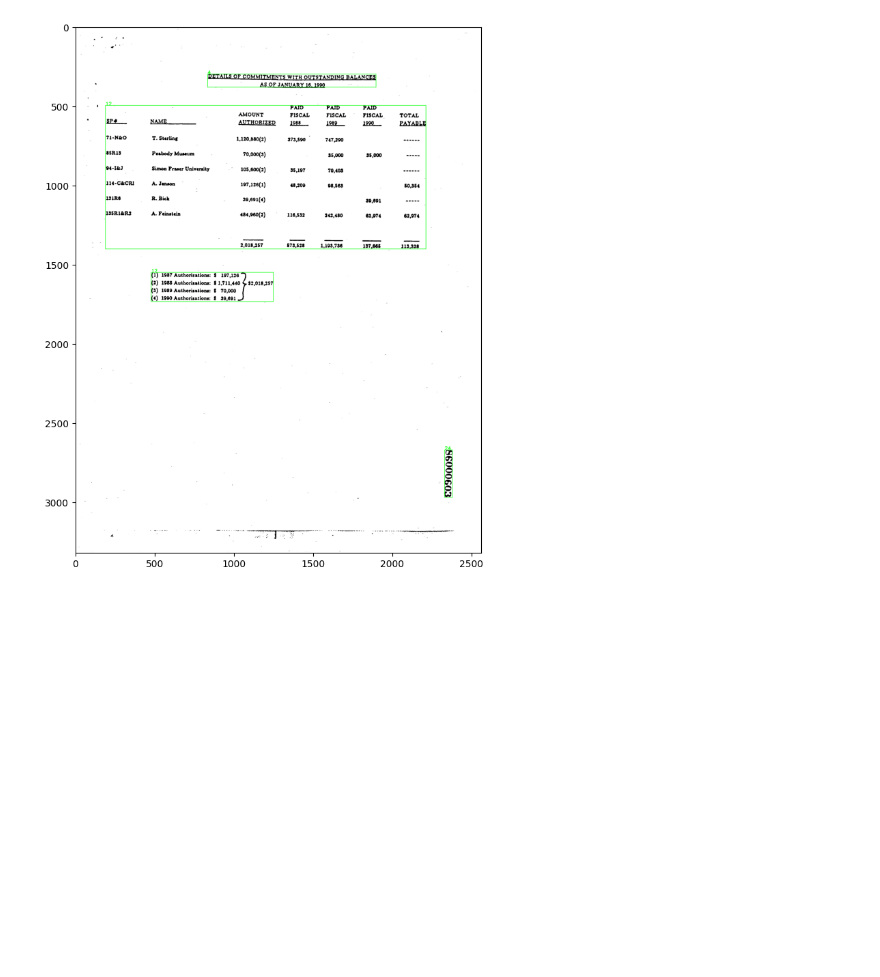
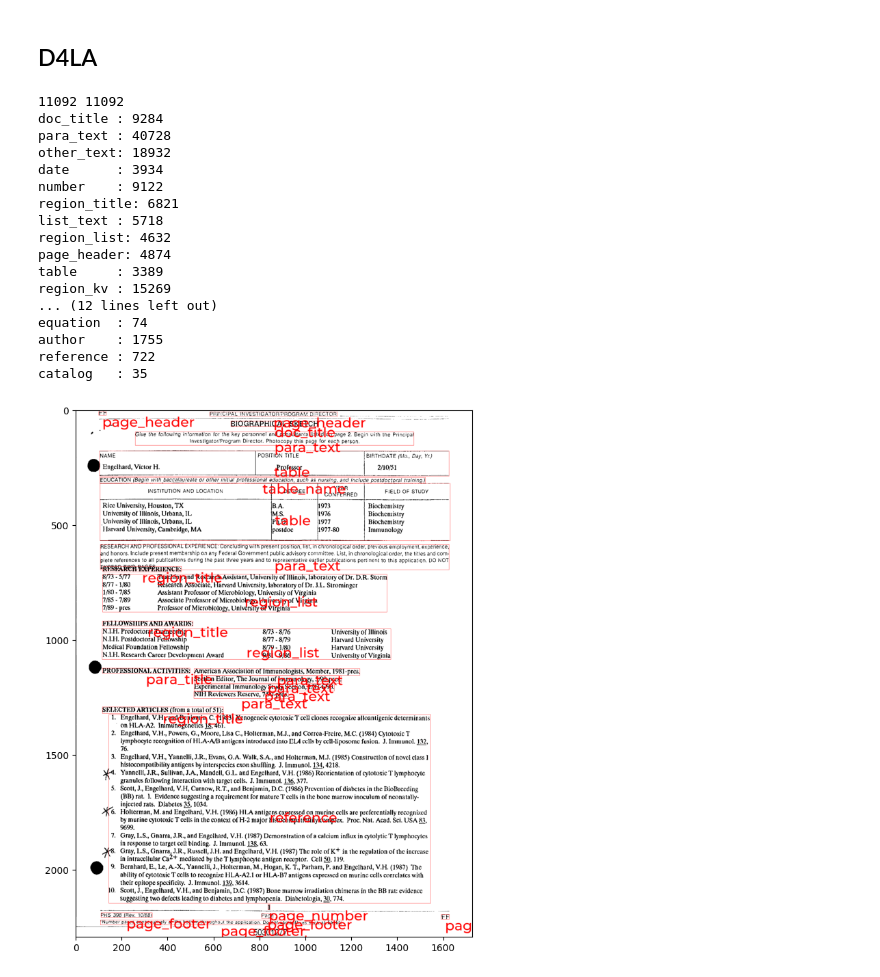
Before and after one commit to ilyii/document_parsing, a Jupyter notebook: src/dla/dataset/d4la.ipynb, the cells around one changed output. Cells and saved outputs as stored; diff of their text form; code cells hidden in the pictures; blank space fills up the shorter version.

```diff
--- a/src/dla/dataset/d4la.ipynb
+++ b/src/dla/dataset/d4la.ipynb
@@ -3,4 +0,0 @@ import os
-# %%
-root = r"X:\doc_layout_analysis\D4LA"
-images_dir = os.path.join(root, 'images')
-labels_dir = os.path.join(root, 'labels')
@@ -56,12 +0,0 @@ def read_annotations(label):
-# %%
-from pathlib import Path
-seed = 598
-img = os.path.join(images_dir, os.listdir(images_dir)[seed])
-label = os.path.join(labels_dir, Path(img).stem + '.txt')
-img = visualize(img, read_annotations(label))
-
-plt.figure(figsize=(10, 10))
-plt.imshow(img)
-plt.show()
-# %% [output]
-[figure, removed]
@@ -67,0 +170,2 @@ plt.show()
+# %% [markdown]
+## D4LA
@@ -67,0 +207,41 @@ plt.show()
+# %%
+import random
+
+image_dir = os.path.join(root, "images")
+label_dir = os.path.join(root, "labels")
+
+images = [os.path.join(image_dir, img) for img in os.listdir(image_dir) if img.endswith((".jpg", ".png", ".jpeg"))]
+labels = [os.path.join(label_dir, lbl) for lbl in os.listdir(label_dir) if lbl.endswith(".txt")]
+
+validate(images, labels)
+print(len(images), len(labels))
+class_dist = get_class_distribution(labels)
+
+# Convert label format
+x1y1x4y4_to_xcycwh(label_dir)
+
+for k, v in class_dist.items():
+    print(f"{id2label[int(k)]:<10}: {v}")
+random_indices = random.sample(range(len(images)), 10)
+random_images = [images[i] for i in random_indices]
+random_labels = [labels[i] for i in random_indices]
+visualize(random_images, random_labels, id2label)
+# %% [output]
+11092 11092
+doc_title : 9284
+para_text : 40728
+other_text: 18932
+date      : 3934
+number    : 9122
+region_title: 6821
+list_text : 5718
+region_list: 4632
+page_header: 4874
+table     : 3389
+region_kv : 15269
+... (12 lines left out)
+equation  : 74
+author    : 1755
+reference : 722
+catalog   : 35
+[figure, added]
```
Also changed, not shown: parts of 9 cells of this notebook, 21 other files.
